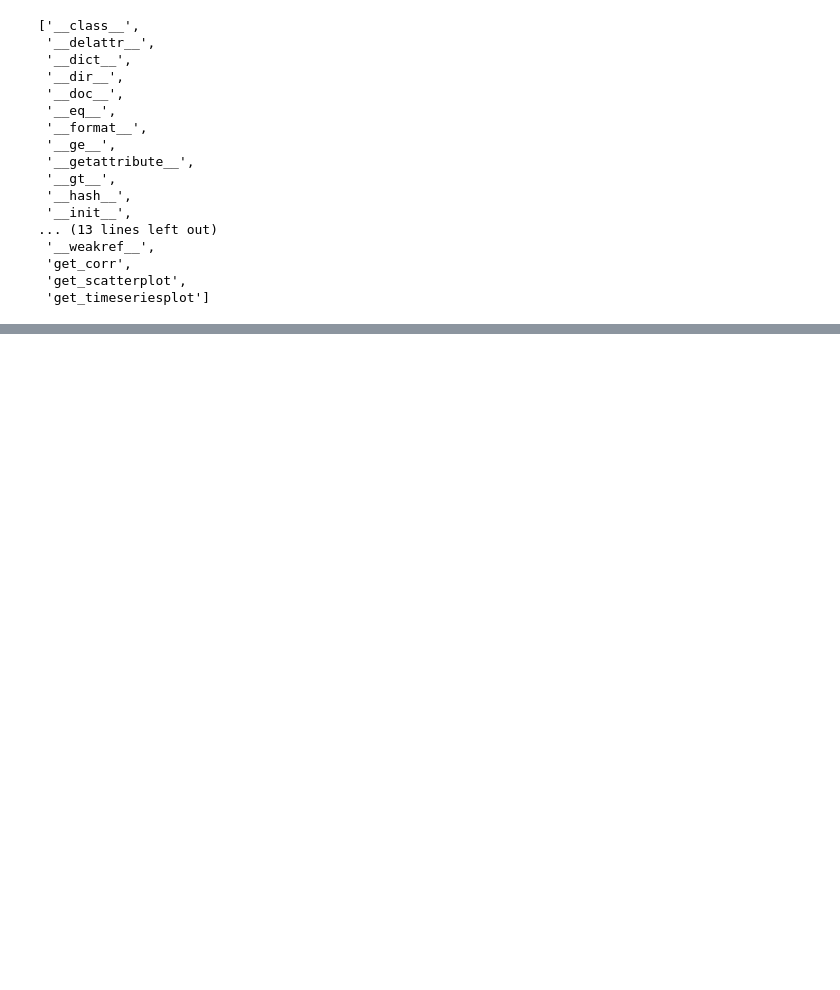
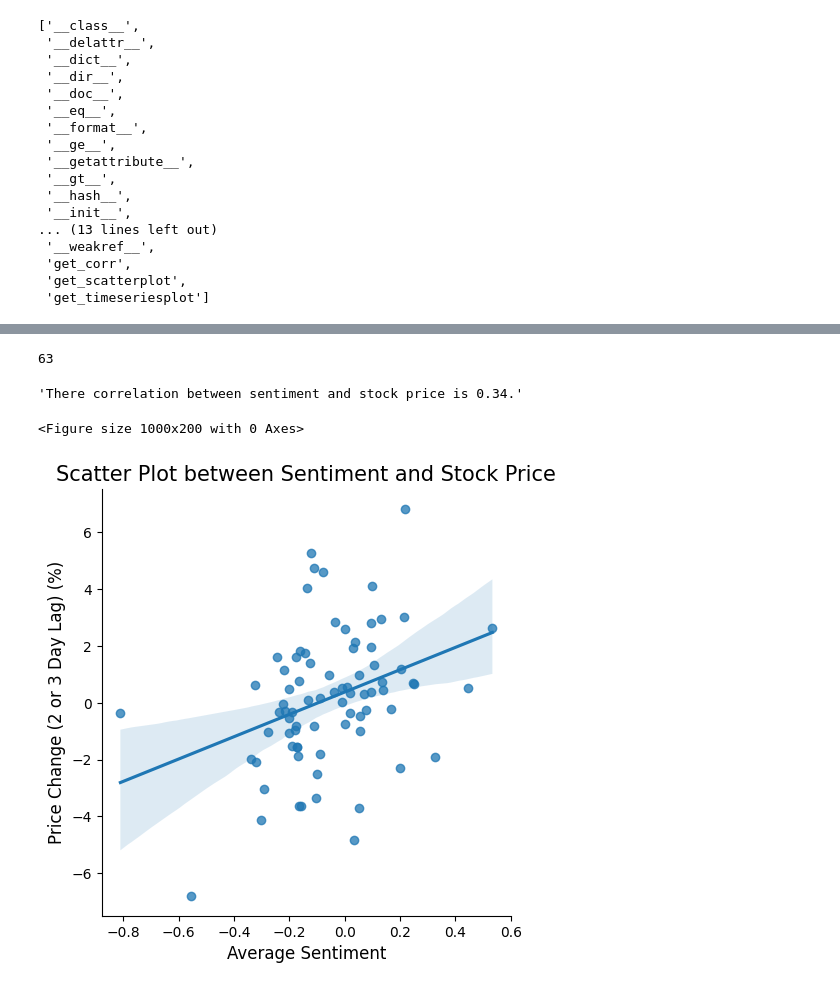
Before and after one commit to KaimiHuang/Quantifying-News-Sentiment-and-Its-Correlation-with-Stock-Price-Changes, a Jupyter notebook: main.ipynb, the cells around one changed output, grey strips where cells are left out. Drawn from its saved outputs; the diff is of its cells as text; code cells hidden in the pictures; blank space fills up the shorter version.

```diff
--- a/main.ipynb
+++ b/main.ipynb
@@ -947,0 +982,5 @@ dir(Correlation)
+# %%
+b = StockPriceDataFrame('aapl')
+# %%
+a_sp = b.get_stockprices()
+a_sp
@@ -947,0 +1001,4 @@ dir(Correlation)
+# %%
+m = MergedDataFrame(sent_df_2, a_sp)
+m_df_2 = m.get_merged_df()
+m_df_2
@@ -947,0 +1019,15 @@ dir(Correlation)
+# %%
+m_df_2.price_diff.isna().sum()
+# %% [output]
+63
+# %%
+c = Correlation(m_df_2)
+# %%
+c.get_corr()
+# %% [output]
+'There correlation between sentiment and stock price is 0.34.'
+# %%
+c.get_scatterplot()
+# %% [output]
+<Figure size 1000x200 with 0 Axes>
+[figure, added]
```
Also changed, not shown: parts of 18 cells of this notebook.
